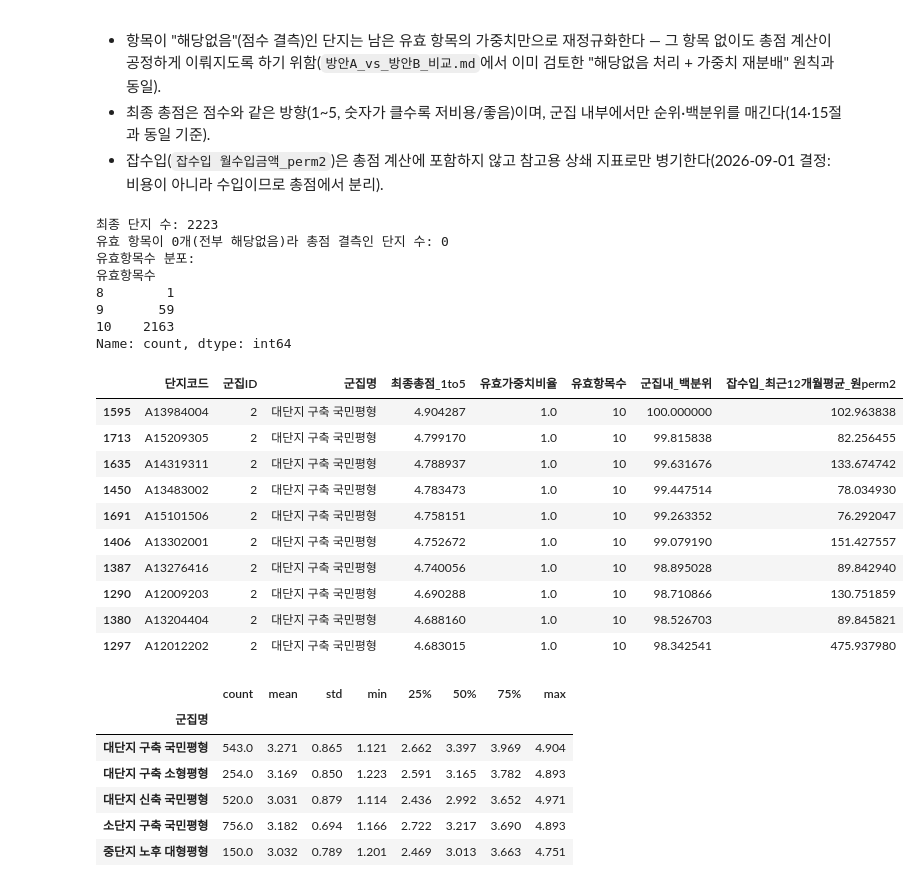
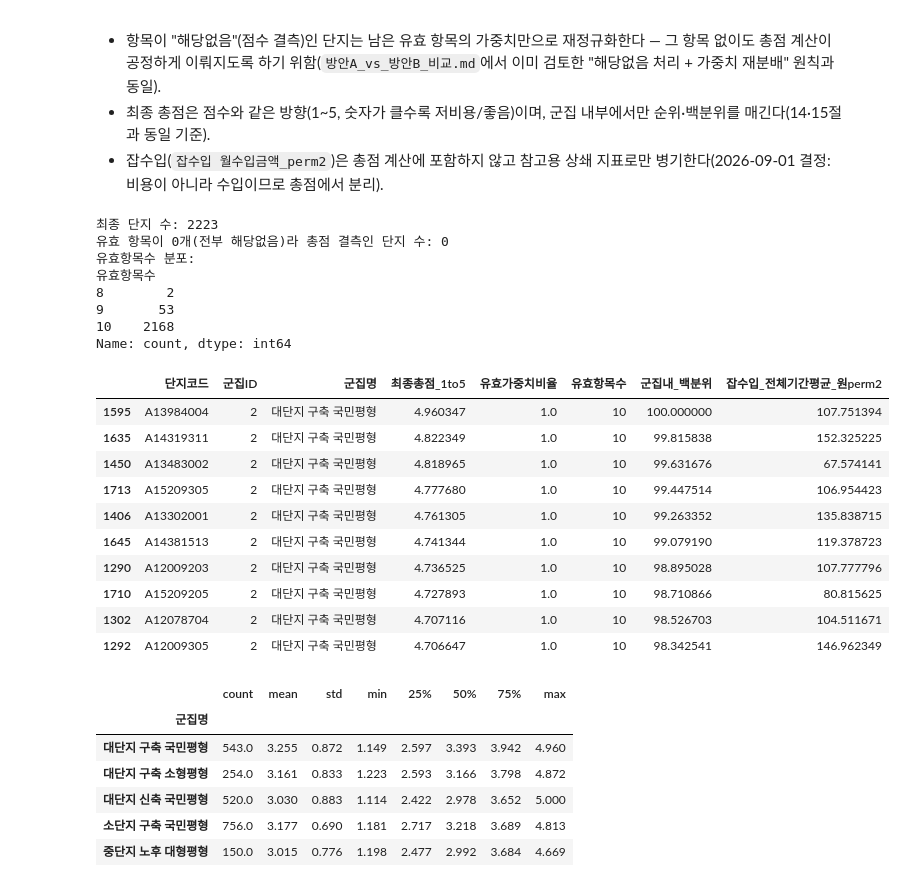
Before and after one commit to roh-git/mlapt_project, a Jupyter notebook: main_analysis.ipynb, the cells around one changed output. Drawn from its saved outputs; the diff is of its cells as text; code cells hidden in the pictures.

```diff
--- a/main_analysis.ipynb
+++ b/main_analysis.ipynb
@@ -1044,6 +1044,6 @@ display(cluster_item_cv.round(3))
 # %%
 # 4단계: 군집 내 단지별·항목별 백분위와 1~5점 산출
-SCORE_WINDOW_MONTHS = 12
+SCORE_WINDOW_MONTHS = 60  # 2,223개 단지 모두 정확히 60개월치 데이터를 보유 — 사실상 전체 보유 기간 평균(2026-09-04 확정, Q7)
 SCORE_LABELS = [5, 4, 3, 2, 1]  # 비용 오름차순: 저비용 5점 → 고비용 1점
 
 
@@ -1294,7 +1291,7 @@ dtype: float64
 
 13~14절의 점수 체계는 "군집 안에서만" 단지를 비교한다. 팀의 목표도 군집 내 단지 비교를 위한 정량지표 생성이므로, 가중치도 전체 2,223개 단지가 아니라 **각 군집 내부에서 독립적으로** 계산해야 앞뒤가 맞는다 — 아래에서 그 이유를 분산 구조로 설명한다.
 # %%
-weight_base = weight_item_mean.join(unit_df_with_cluster['cluster'])
+weight_base = score_item_mean.join(unit_df_with_cluster['cluster'])
 
 cluster_weights = {}
 for cid, cname in CLUSTER_NAMES.items():
@@ -1418,6 +1415,7 @@ for cid, cname in CLUSTER_NAMES.items():
 
     weighted_total = (sub_scores.fillna(0) * w_norm.fillna(0)).sum(axis=1)
     weighted_total = weighted_total.where(valid_weight_sum > 0)  # 유효 항목이 하나도 없으면 총점도 결측
+    weighted_total = weighted_total.clip(lower=1, upper=5)  # 부동소수점 합산 오차로 1~5를 극미하게 벗어나는 것 방지(수학적으로는 항상 1~5 범위인 볼록조합)
 
     final_rows.append(pd.DataFrame({
         '단지코드': sub_scores.index,
@@ -1431,53 +1429,53 @@ for cid, cname in CLUSTER_NAMES.items():
 final_score = pd.concat(final_rows, ignore_index=True)
 
 # 군집 내 백분위 (점수 자체가 이미 '높을수록 저비용'이므로 그대로 오름차순 순위화)
 final_score['군집내_백분위'] = (
     final_score.groupby('군집ID')['최종총점_1to5'].rank(pct=True, method='min') * 100
 )
 
-# 참고 지표: 잡수입(월수입금액) 최근 12개월 평균 — 총점 계산엔 포함하지 않음
+# 참고 지표: 잡수입(월수입금액) 전체 기간(60개월) 평균 — 총점 계산엔 포함하지 않음
 misc_income_recent = score_recent.groupby('단지코드')['잡수입 월수입금액_perm2'].mean()
 final_score = final_score.merge(
-    misc_income_recent.rename('잡수입_최근12개월평균_원perm2'), on='단지코드', how='left'
+    misc_income_recent.rename('잡수입_전체기간평균_원perm2'), on='단지코드', how='left'
 )
 
 # 검증
 assert len(final_score) == len(score_item_mean), '단지 수 불일치'
 assert final_score['단지코드'].nunique() == len(final_score), '단지코드 중복'
 assert final_score.loc[final_score['유효항목수'] > 0, '최종총점_1to5'].between(1, 5).all(), '총점 범위 오류'
 assert final_score.loc[final_score['유효항목수'] == 0, '최종총점_1to5'].isna().all(), '해당없음 단지 총점 처리 오류'
 
 print(f"최종 단지 수: {len(final_score)}")
 print(f"유효 항목이 0개(전부 해당없음)라 총점 결측인 단지 수: {(final_score['유효항목수'] == 0).sum()}")
 print(f"유효항목수 분포:")
 print(final_score['유효항목수'].value_counts().sort_index())
 
 display(final_score.sort_values(['군집명', '최종총점_1to5'], ascending=[True, False]).head(10))
 display(final_score.groupby('군집명')['최종총점_1to5'].describe().round(3))
 # %% [output]
 최종 단지 수: 2223
 유효 항목이 0개(전부 해당없음)라 총점 결측인 단지 수: 0
 유효항목수 분포:
 유효항목수
-8        1
-9       59
-10    2163
+8        2
+9       53
+10    2168
 Name: count, dtype: int64
-|  | 단지코드 | 군집ID | 군집명 | 최종총점_1to5 | 유효가중치비율 | 유효항목수 | 군집내_백분위 | 잡수입_최근12개월평균_원perm2 |
-| 1595 | A13984004 | 2 | 대단지 구축 국민평형 | 4.904287 | 1.0 | 10 | 100.000000 | 102.963838 |
-| 1713 | A15209305 | 2 | 대단지 구축 국민평형 | 4.799170 | 1.0 | 10 | 99.815838 | 82.256455 |
-| 1635 | A14319311 | 2 | 대단지 구축 국민평형 | 4.788937 | 1.0 | 10 | 99.631676 | 133.674742 |
-| 1450 | A13483002 | 2 | 대단지 구축 국민평형 | 4.783473 | 1.0 | 10 | 99.447514 | 78.034930 |
-| 1691 | A15101506 | 2 | 대단지 구축 국민평형 | 4.758151 | 1.0 | 10 | 99.263352 | 76.292047 |
-| 1406 | A13302001 | 2 | 대단지 구축 국민평형 | 4.752672 | 1.0 | 10 | 99.079190 | 151.427557 |
-| 1387 | A13276416 | 2 | 대단지 구축 국민평형 | 4.740056 | 1.0 | 10 | 98.895028 | 89.842940 |
-| 1290 | A12009203 | 2 | 대단지 구축 국민평형 | 4.690288 | 1.0 | 10 | 98.710866 | 130.751859 |
-| 1380 | A13204404 | 2 | 대단지 구축 국민평형 | 4.688160 | 1.0 | 10 | 98.526703 | 89.845821 |
-| 1297 | A12012202 | 2 | 대단지 구축 국민평형 | 4.683015 | 1.0 | 10 | 98.342541 | 475.937980 |
+|  | 단지코드 | 군집ID | 군집명 | 최종총점_1to5 | 유효가중치비율 | 유효항목수 | 군집내_백분위 | 잡수입_전체기간평균_원perm2 |
+| 1595 | A13984004 | 2 | 대단지 구축 국민평형 | 4.960347 | 1.0 | 10 | 100.000000 | 107.751394 |
+| 1635 | A14319311 | 2 | 대단지 구축 국민평형 | 4.822349 | 1.0 | 10 | 99.815838 | 152.325225 |
+| 1450 | A13483002 | 2 | 대단지 구축 국민평형 | 4.818965 | 1.0 | 10 | 99.631676 | 67.574141 |
+| 1713 | A15209305 | 2 | 대단지 구축 국민평형 | 4.777680 | 1.0 | 10 | 99.447514 | 106.954423 |
+| 1406 | A13302001 | 2 | 대단지 구축 국민평형 | 4.761305 | 1.0 | 10 | 99.263352 | 135.838715 |
+| 1645 | A14381513 | 2 | 대단지 구축 국민평형 | 4.741344 | 1.0 | 10 | 99.079190 | 119.378723 |
+| 1290 | A12009203 | 2 | 대단지 구축 국민평형 | 4.736525 | 1.0 | 10 | 98.895028 | 107.777796 |
+| 1710 | A15209205 | 2 | 대단지 구축 국민평형 | 4.727893 | 1.0 | 10 | 98.710866 | 80.815625 |
+| 1302 | A12078704 | 2 | 대단지 구축 국민평형 | 4.707116 | 1.0 | 10 | 98.526703 | 104.511671 |
+| 1292 | A12009305 | 2 | 대단지 구축 국민평형 | 4.706647 | 1.0 | 10 | 98.342541 | 146.962349 |
 |  | count | mean | std | min | 25% | 50% | 75% | max |
 | 군집명 |  |  |  |  |  |  |  |  |
-| 대단지 구축 국민평형 | 543.0 | 3.271 | 0.865 | 1.121 | 2.662 | 3.397 | 3.969 | 4.904 |
-| 대단지 구축 소형평형 | 254.0 | 3.169 | 0.850 | 1.223 | 2.591 | 3.165 | 3.782 | 4.893 |
-| 대단지 신축 국민평형 | 520.0 | 3.031 | 0.879 | 1.114 | 2.436 | 2.992 | 3.652 | 4.971 |
-| 소단지 구축 국민평형 | 756.0 | 3.182 | 0.694 | 1.166 | 2.722 | 3.217 | 3.690 | 4.893 |
-| 중단지 노후 대형평형 | 150.0 | 3.032 | 0.789 | 1.201 | 2.469 | 3.013 | 3.663 | 4.751 |
+| 대단지 구축 국민평형 | 543.0 | 3.255 | 0.872 | 1.149 | 2.597 | 3.393 | 3.942 | 4.960 |
+| 대단지 구축 소형평형 | 254.0 | 3.161 | 0.833 | 1.223 | 2.593 | 3.166 | 3.798 | 4.872 |
+| 대단지 신축 국민평형 | 520.0 | 3.030 | 0.883 | 1.114 | 2.422 | 2.978 | 3.652 | 5.000 |
+| 소단지 구축 국민평형 | 756.0 | 3.177 | 0.690 | 1.181 | 2.717 | 3.218 | 3.689 | 4.813 |
+| 중단지 노후 대형평형 | 150.0 | 3.015 | 0.776 | 1.198 | 2.477 | 2.992 | 3.684 | 4.669 |
```
Also changed, not shown: parts of 5 cells of this notebook.
